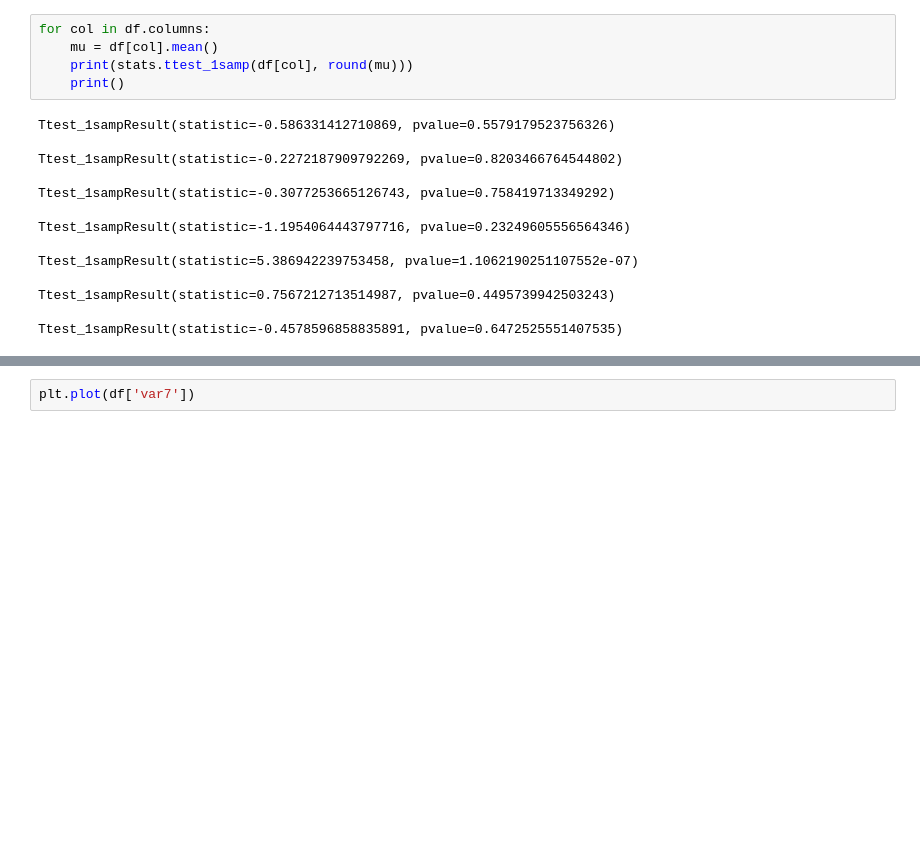
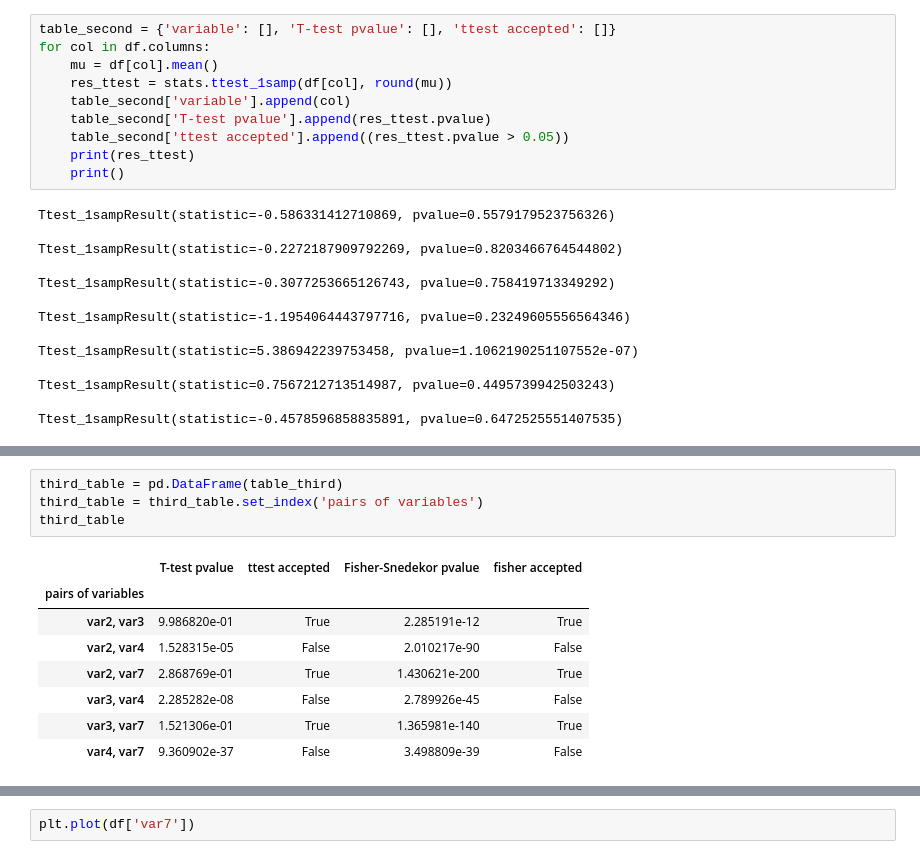
Before and after one commit to vitamin1312/Statistics, a Jupyter notebook: Lab2/main.ipynb, the cells around one changed output, grey strips where cells are left out. Drawn from its saved outputs; the diff is of its cells as text; blank space fills up the shorter version.

```diff
--- a/Lab2/main.ipynb
+++ b/Lab2/main.ipynb
@@ -187,7 +263,12 @@ Power_divergenceResult(statistic=55.800000000000004, pvalue=0.2344896822856472)
 # %%
+table_second = {'variable': [], 'T-test pvalue': [], 'ttest accepted': []}
 for col in df.columns:
     mu = df[col].mean()
-    print(stats.ttest_1samp(df[col], round(mu)))
+    res_ttest = stats.ttest_1samp(df[col], round(mu))
+    table_second['variable'].append(col)
+    table_second['T-test pvalue'].append(res_ttest.pvalue)
+    table_second['ttest accepted'].append((res_ttest.pvalue > 0.05))
+    print(res_ttest)
     print()
 # %% [output]
 Ttest_1sampResult(statistic=-0.586331412710869, pvalue=0.5579179523756326)
@@ -258,0 +338,13 @@ var4, var7: WilcoxonResult(statistic=25222.0, pvalue=5.744238229686333e-31)
+# %%
+third_table = pd.DataFrame(table_third)
+third_table = third_table.set_index('pairs of variables')
+third_table
+# %% [output]
+|  | T-test pvalue | ttest accepted | Fisher-Snedekor pvalue | fisher accepted |
+| pairs of variables |  |  |  |  |
+| var2, var3 | 9.986820e-01 | True | 2.285191e-12 | True |
+| var2, var4 | 1.528315e-05 | False | 2.010217e-90 | False |
+| var2, var7 | 2.868769e-01 | True | 1.430621e-200 | True |
+| var3, var4 | 2.285282e-08 | False | 2.789926e-45 | False |
+| var3, var7 | 1.521306e-01 | True | 1.365981e-140 | True |
+| var4, var7 | 9.360902e-37 | False | 3.498809e-39 | False |
```
Also changed, not shown: parts of 35 cells of this notebook.
